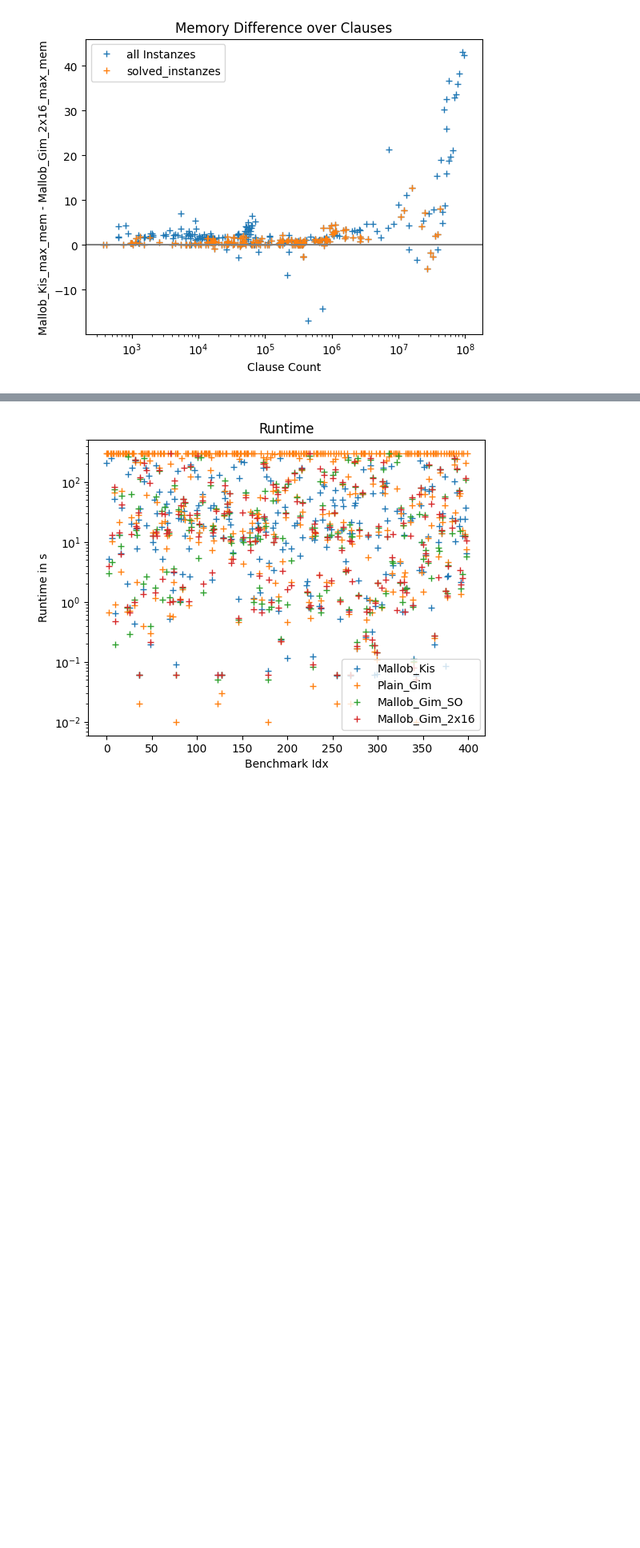
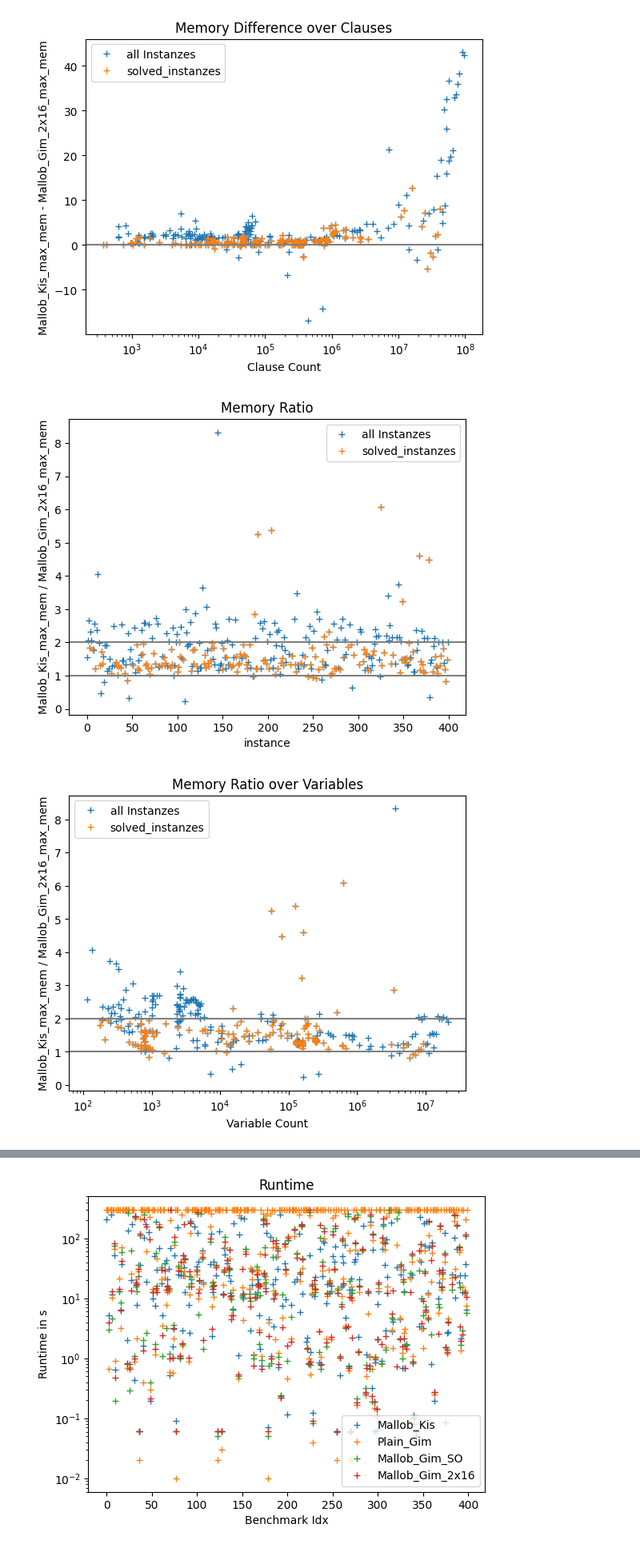
Before and after one commit to rubenGoetz/mallob, a Jupyter notebook: notebooks/plot_data.ipynb, the cells around one changed output, grey strips where cells are left out. Shown at 80% size. Cells and saved outputs as stored; diff of their text form; code cells hidden in the pictures; blank space fills up the shorter version.

```diff
--- a/notebooks/plot_data.ipynb
+++ b/notebooks/plot_data.ipynb
@@ -367,3 +367,53 @@ plt.show()
 [figure]
 [figure]
 [figure]
+# %%
+# Plot max memory ratios
+
+subset = df_overview[df_overview[f"{solver_1_name}_memory"] > 0]
+subset = subset[subset[f"{solver_2_name}_memory"] > 0]
+
+subset_solved = df_solved[df_solved[f"{solver_1_name}_memory"] > 0]
+subset_solved = subset_solved[subset_solved[f"{solver_2_name}_memory"] > 0]
+
+ratios = [row[f"{solver_1_name}_memory"] / row[f"{solver_2_name}_memory"]
+        for i, row in subset.iterrows()]
+ratios_solved = [row[f"{solver_1_name}_memory"] / row[f"{solver_2_name}_memory"]
+               for i, row in subset_solved.iterrows()]
+
+plt.plot(subset.index, ratios, '+')
+plt.plot(subset_solved.index, ratios_solved, '+')
+plt.legend(['all Instanzes', 'solved_instanzes'])
+plt.axhline(y=1, color='grey')
+plt.axhline(y=2, color='grey')
+plt.title('Memory Ratio')
+plt.ylabel(f"{solver_1_name}_max_mem / {solver_2_name}_max_mem")
+plt.xlabel('instance')
+plt.show()
+
+plt.plot(subset['variables'], ratios, '+')
+plt.plot(subset_solved['variables'], ratios_solved, '+')
+plt.legend(['all Instanzes', 'solved_instanzes'])
+plt.axhline(y=1, color='grey')
+plt.axhline(y=2, color='grey')
+plt.title('Memory Ratio over Variables')
+plt.xscale('log')
+#plt.yscale('log')
+plt.ylabel(f"{solver_1_name}_max_mem / {solver_2_name}_max_mem")
+plt.xlabel('Variable Count')
+plt.show()
+
+plt.plot(subset['clauses'], ratios, '+')
+plt.plot(subset_solved['clauses'], ratios_solved, '+')
+plt.legend(['all Instanzes', 'solved_instanzes'])
+plt.axhline(y=1, color='grey')
+plt.axhline(y=2, color='grey')
+plt.title('Memory Ratio over Clauses')
+plt.xscale('log')
+#plt.yscale('log')
+plt.ylabel(f"{solver_1_name}_max_mem / {solver_2_name}_max_mem")
+plt.xlabel('Clause Count')
+plt.show()
+# %% [output]
+[figure, added]
+[figure, added]
```
Also changed, not shown: parts of 2 cells of this notebook.
